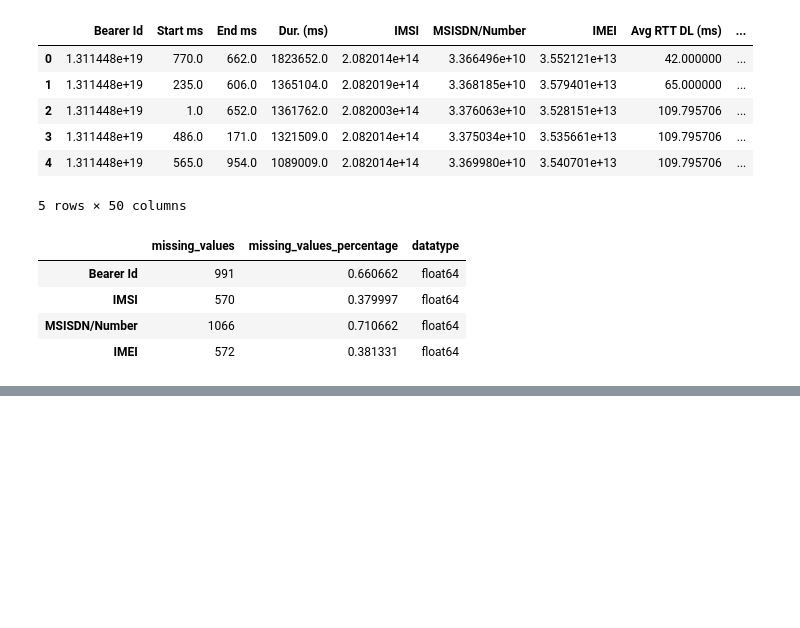
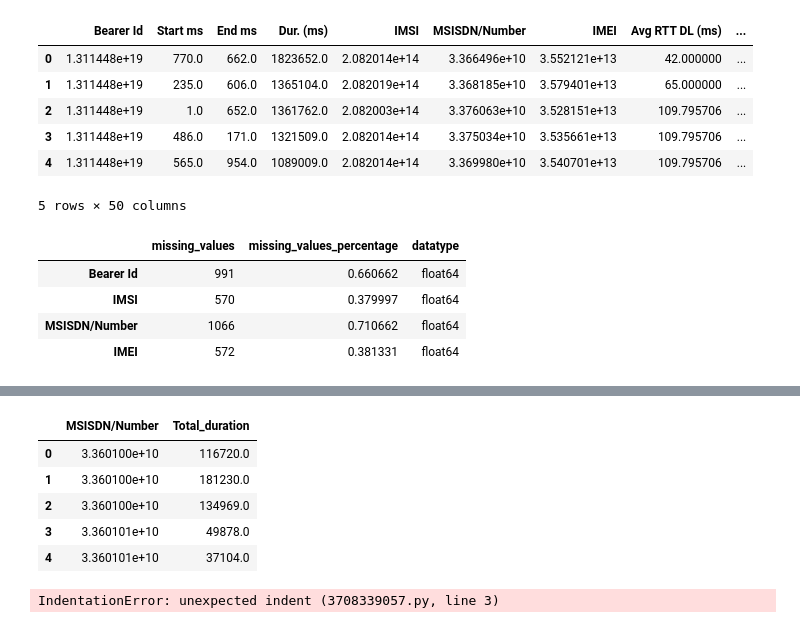
Before and after one commit to melatteshome/User-Analytics-Telecom-Industry, a Jupyter notebook: notebooks/user_behaviour_analysis.ipynb, the cells around one changed output, grey strips where cells are left out. Saved outputs shown, nothing was run; the diff lists cells and outputs as text; code cells hidden in the pictures; blank space fills up the shorter version.

```diff
--- a/notebooks/user_behaviour_analysis.ipynb
+++ b/notebooks/user_behaviour_analysis.ipynb
@@ -139,0 +137,22 @@ KeyboardInterrupt:
+# %%
+#xDR session duration
+xdr_session_duration = df.groupby('MSISDN/Number')['Dur. (ms)'].sum().reset_index(name='Total_duration')
+xdr_session_duration.head()
+# %% [output]
+|  | MSISDN/Number | Total_duration |
+| 0 | 3.360100e+10 | 116720.0 |
+| 1 | 3.360100e+10 | 181230.0 |
+| 2 | 3.360100e+10 | 134969.0 |
+| 3 | 3.360101e+10 | 49878.0 |
+| 4 | 3.360101e+10 | 37104.0 |
+# %%
+#plot boxplot of xDR session duration
+
+plot_boxplot(
+    data=columns_with_numerical_values['Dur. (s)'],
+    title='Boxplot of Session Duration',
+    x_label='Duration (s)',
+    color='skyblue'
+)
+# %% [output]
+IndentationError: unexpected indent (3708339057.py, line 3)
```
Also changed, not shown: parts of 4 cells of this notebook.
